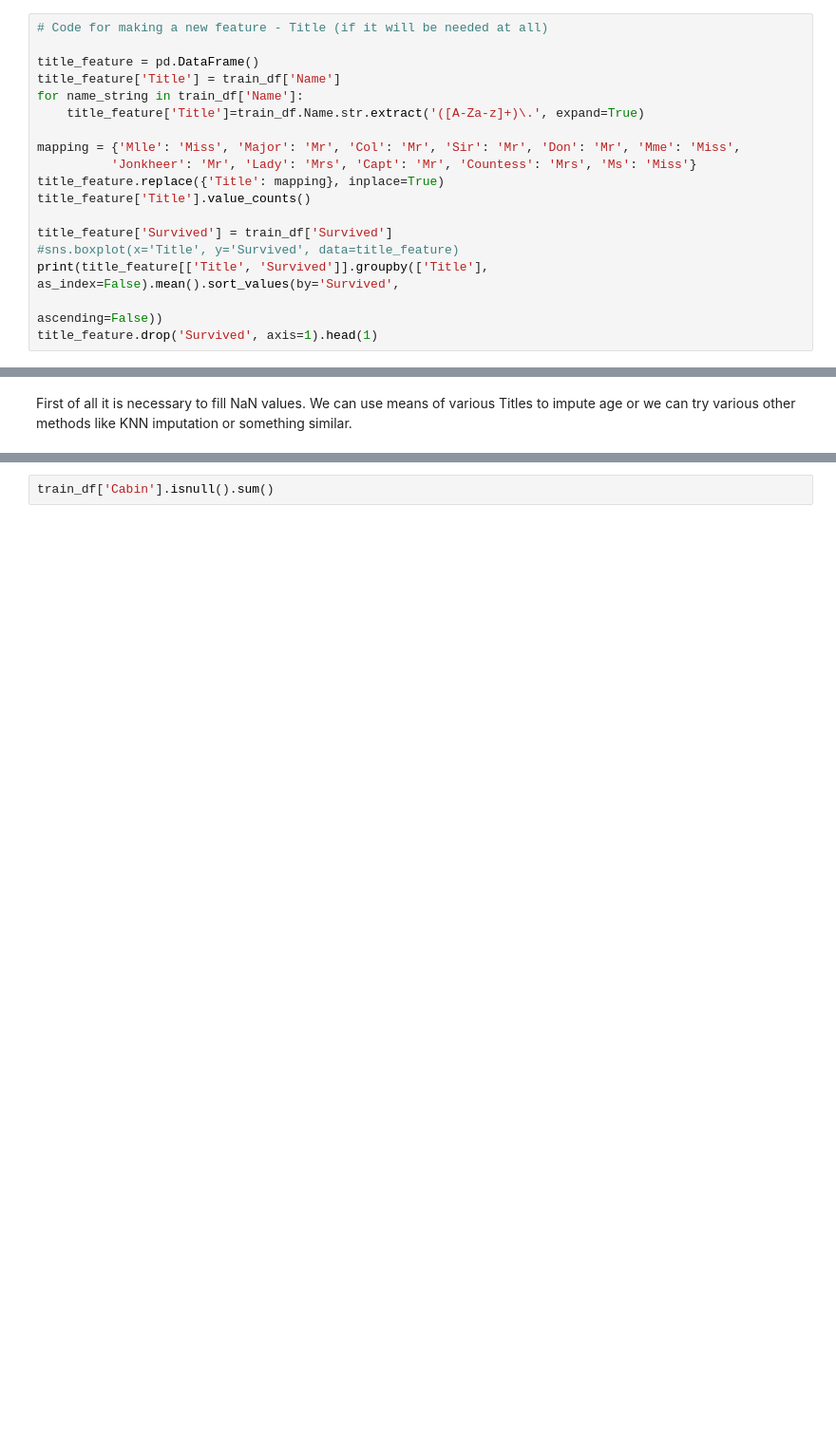
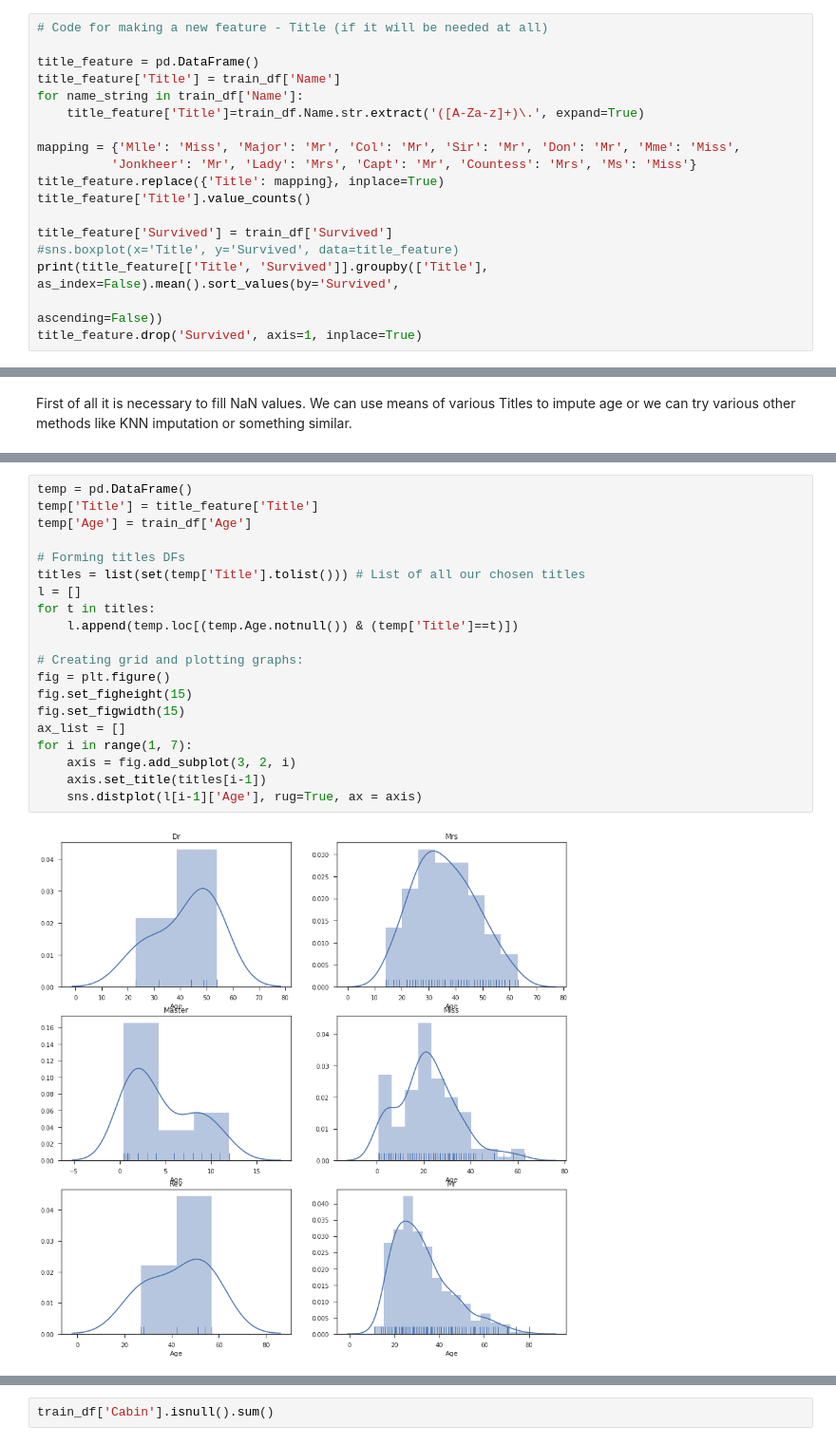
Before and after one commit to KonstantinMasich/Machine_Learning, a Jupyter notebook: Kaggle/Titanic/feature_selection.ipynb, the cells around one changed output, grey strips where cells are left out. Shown: that part at 95% size. Drawn from its saved outputs; the diff is of its cells as text; blank space fills up the shorter version.

```diff
--- a/Kaggle/Titanic/feature_selection.ipynb
+++ b/Kaggle/Titanic/feature_selection.ipynb
@@ -245,7 +245,7 @@ title_feature['Survived'] = train_df['Survived']
 #sns.boxplot(x='Title', y='Survived', data=title_feature)
 print(title_feature[['Title', 'Survived']].groupby(['Title'], as_index=False).mean().sort_values(by='Survived',
                                                                                                  ascending=False))
-title_feature.drop('Survived', axis=1).head(1)
+title_feature.drop('Survived', axis=1, inplace=True)
 # %% [output]
     Title  Survived
 4     Mrs  0.795276
@@ -335,0 +325,22 @@ What features can be removed without affecting predictions too much (or at all)?
+# %%
+temp = pd.DataFrame()
+temp['Title'] = title_feature['Title']
+temp['Age'] = train_df['Age']
+
+# Forming titles DFs
+titles = list(set(temp['Title'].tolist())) # List of all our chosen titles
+l = []
+for t in titles:
+    l.append(temp.loc[(temp.Age.notnull()) & (temp['Title']==t)])
+
+# Creating grid and plotting graphs:
+fig = plt.figure()
+fig.set_figheight(15)
+fig.set_figwidth(15)
+ax_list = []
+for i in range(1, 7):
+    axis = fig.add_subplot(3, 2, i)
+    axis.set_title(titles[i-1])
+    sns.distplot(l[i-1]['Age'], rug=True, ax = axis)
+# %% [output]
+[figure, added]
```
Also changed, not shown: parts of 26 cells of this notebook.
